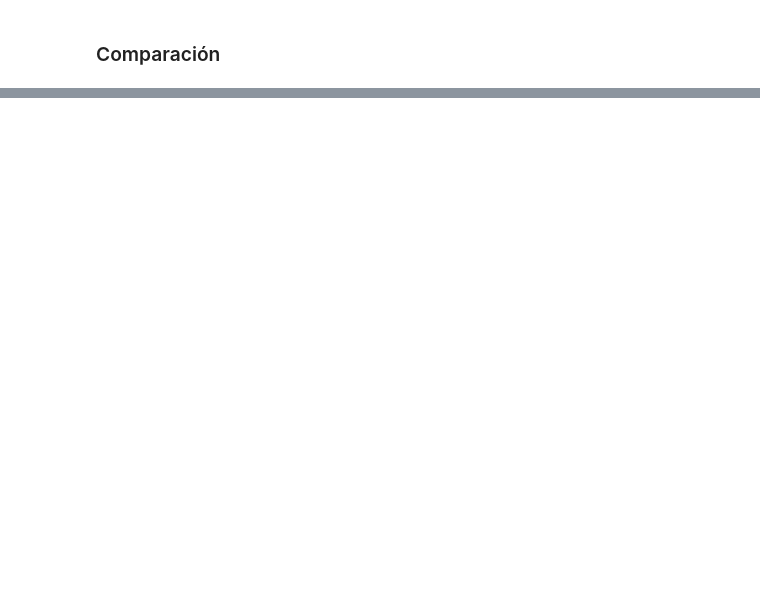
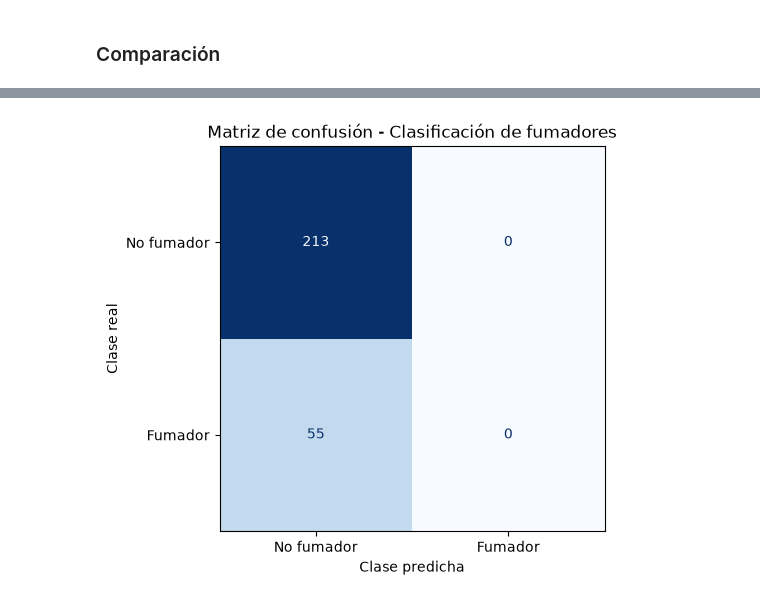
Before and after one commit to SernaSol/Machine_Learning, a Jupyter notebook: src/carga_datos/EA2_Modelo_Predicción_Clasificación.ipynb, the cells around one changed output, grey strips where cells are left out. Saved outputs shown, nothing was run; the diff lists cells and outputs as text; code cells hidden in the pictures; blank space fills up the shorter version.

Commit message:
implementar clasificacion y reporte automatico de modelos

```diff
--- a/src/carga_datos/EA2_Modelo_Predicción_Clasificación.ipynb
+++ b/src/carga_datos/EA2_Modelo_Predicción_Clasificación.ipynb
@@ -728,0 +950,33 @@ R² regresión múltiple: 0.14154398499742504
+# %%
+import matplotlib.pyplot as plt
+from sklearn.metrics import ConfusionMatrixDisplay
+
+# Generar matriz de confusión
+matriz = confusion_matrix(
+    y_clas_test,
+    predicciones_clasificacion,
+    labels=["no", "yes"]
+)
+
+fig, ax = plt.subplots(figsize=(7, 5))
+
+visualizacion = ConfusionMatrixDisplay(
+    confusion_matrix=matriz,
+    display_labels=["No fumador", "Fumador"]
+)
+
+visualizacion.plot(
+    ax=ax,
+    cmap="Blues",
+    values_format="d",
+    colorbar=False
+)
+
+ax.set_title("Matriz de confusión - Clasificación de fumadores")
+ax.set_xlabel("Clase predicha")
+ax.set_ylabel("Clase real")
+
+plt.show()
+plt.close(fig)
+# %% [output]
+[figure, added]
```
Also changed, not shown: parts of 24 cells of this notebook, 17 other files.
